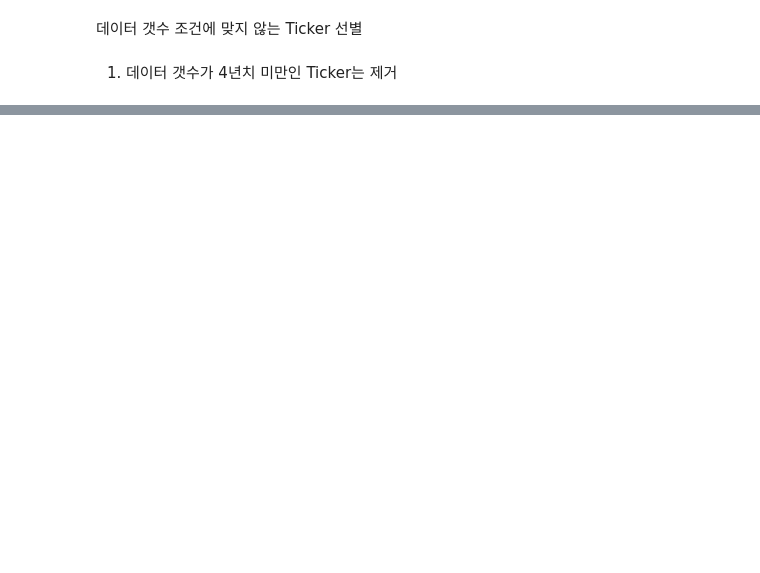
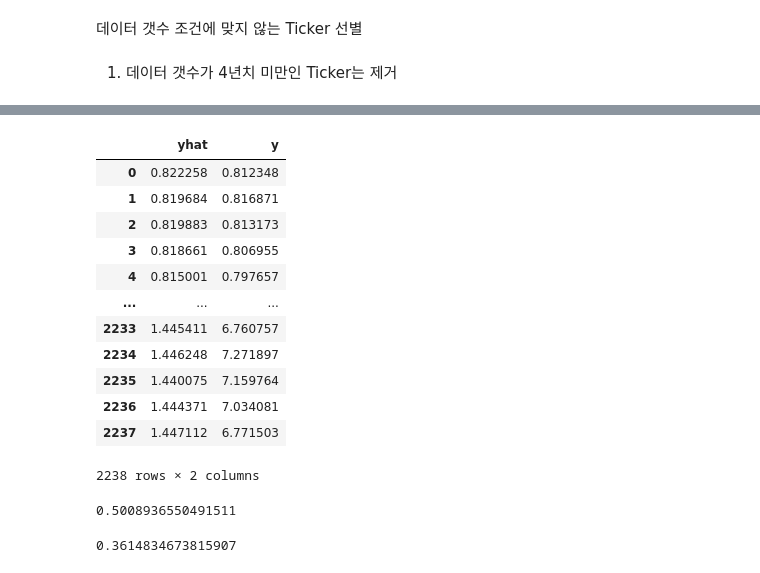
Before and after one commit to Inwest1997/TradingSystem, a Jupyter notebook: trading_dataset_split.ipynb, the cells around one changed output, grey strips where cells are left out. Drawn from its saved outputs; the diff is of its cells as text; code cells hidden in the pictures; blank space fills up the shorter version.

```diff
--- a/trading_dataset_split.ipynb
+++ b/trading_dataset_split.ipynb
@@ -194,0 +236,21 @@ Epoch011                 loss : 0.0, valid loss : 0.058
+# %%
+true = [i.item() for i in true]
+# %%
+# pred = [t.item() for t in pred]
+forecast = pd.DataFrame({'yhat':pred, 'y':true})
+# %%
+forecast
+# %% [output]
+|  | yhat | y |
+| 0 | 0.822258 | 0.812348 |
+| 1 | 0.819684 | 0.816871 |
+| 2 | 0.819883 | 0.813173 |
+| 3 | 0.818661 | 0.806955 |
+| 4 | 0.815001 | 0.797657 |
+| ... | ... | ... |
+| 2233 | 1.445411 | 6.760757 |
+| 2234 | 1.446248 | 7.271897 |
+| 2235 | 1.440075 | 7.159764 |
+| 2236 | 1.444371 | 7.034081 |
+| 2237 | 1.447112 | 6.771503 |
+2238 rows × 2 columns
@@ -194,0 +260,4 @@ Epoch011                 loss : 0.0, valid loss : 0.058
+# %%
+np.sum([1 if fore_trend[i] == true_trend[i] else 0 for i in range(len(true_trend))])/len(true_trend)
+# %% [output]
+0.5008936550491511
@@ -194,0 +271,4 @@ Epoch011                 loss : 0.0, valid loss : 0.058
+# %%
+np.sum([1 if fore_trend[i] == true_trend[i] else 0 for i in range(len(true_trend))])/len(true_trend)
+# %% [output]
+0.3614834673815907
```
Also changed, not shown: parts of 12 cells of this notebook.
